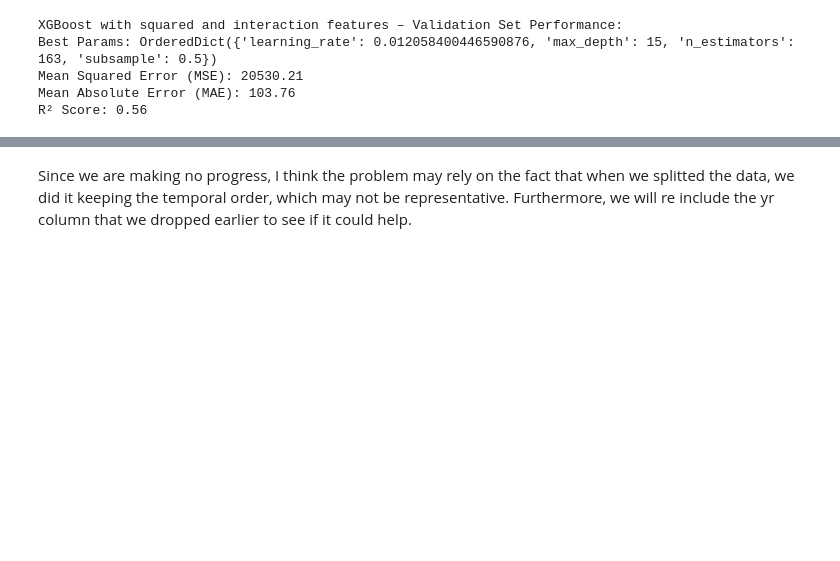
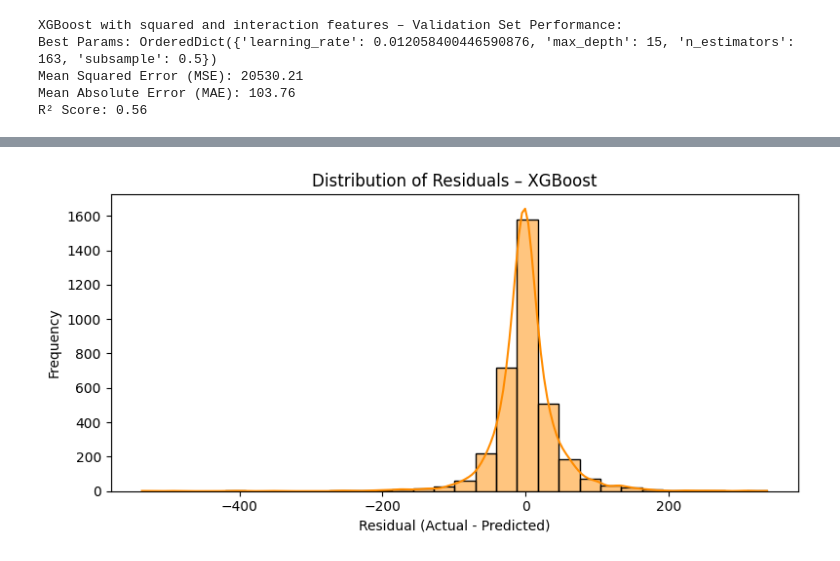
Before and after one commit to gregfu05/ML-fundamentals-2025_ASSIGNEMENT_2, a Jupyter notebook: Assignement_2_Gregorio_Santi_Furnari.ipynb, the cells around one changed output, grey strips where cells are left out. Drawn from its saved outputs; the diff is of its cells as text; code cells hidden in the pictures; blank space fills up the shorter version.

```diff
--- a/Assignement_2_Gregorio_Santi_Furnari.ipynb
+++ b/Assignement_2_Gregorio_Santi_Furnari.ipynb
@@ -1115,2 +1133,12 @@ R² Score: 0.64
-# %% [markdown]
-Since we are making no progress, I think the problem may rely on the fact that when we splitted the data, we did it keeping the temporal order, which may not be representative. Furthermore, we will re include the yr column that we dropped earlier to see if it could help.
+# %%
+residuals_xgb = y_val - y_val_pred_xgb
+
+plt.figure(figsize=(8, 4))
+sns.histplot(residuals_xgb, bins=30, kde=True, color='darkorange')
+plt.title("Distribution of Residuals – XGBoost")
+plt.xlabel("Residual (Actual - Predicted)")
+plt.ylabel("Frequency")
+plt.tight_layout()
+plt.show()
+# %% [output]
+[figure, added]
```
Also changed, not shown: parts of 42 cells of this notebook.
